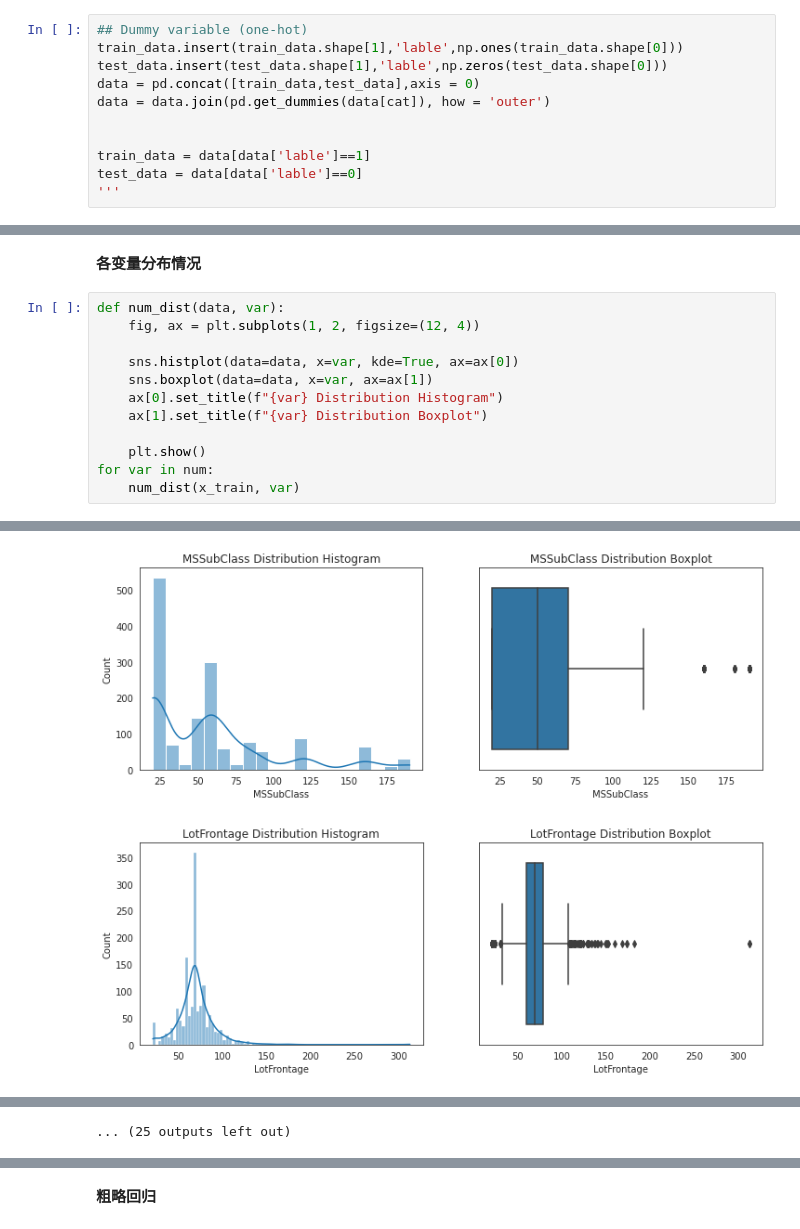
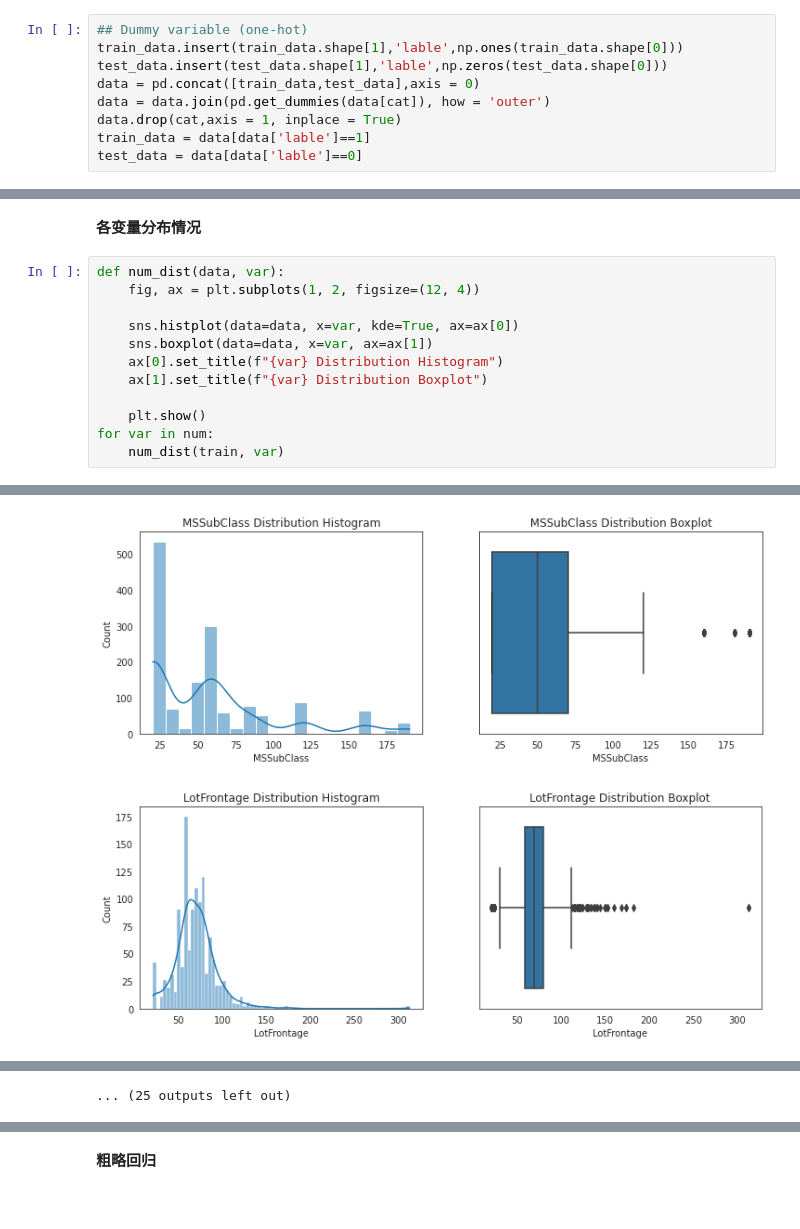
Before and after one commit to eurus-ling/housing_price, a Jupyter notebook: linear-regression-project.ipynb, the cells around one changed output, grey strips where cells are left out. Saved outputs shown, nothing was run; the diff lists cells and outputs as text.

```diff
--- a/linear-regression-project.ipynb
+++ b/linear-regression-project.ipynb
@@ -145,8 +145,6 @@ train_data.insert(train_data.shape[1],'lable',np.ones(train_data.shape[0]))
 test_data.insert(test_data.shape[1],'lable',np.zeros(test_data.shape[0]))
 data = pd.concat([train_data,test_data],axis = 0)
 data = data.join(pd.get_dummies(data[cat]), how = 'outer')
-
-
+data.drop(cat,axis = 1, inplace = True)
 train_data = data[data['lable']==1]
 test_data = data[data['lable']==0]
-'''
@@ -171,19 +167,19 @@ x_train = median_imputer.fit_transform(x_train)
 # %%
 def num_dist(data, var):
     fig, ax = plt.subplots(1, 2, figsize=(12, 4))
 
     sns.histplot(data=data, x=var, kde=True, ax=ax[0])
     sns.boxplot(data=data, x=var, ax=ax[1])
     ax[0].set_title(f"{var} Distribution Histogram")
     ax[1].set_title(f"{var} Distribution Boxplot")
 
     plt.show()
 for var in num:
-    num_dist(x_train, var)
+    num_dist(train, var)
 # %% [output]
 [figure]
 [figure]
-[figure, old version]
+[figure, new version]
 [figure]
 [figure]
 [figure]
```
Also changed, not shown: parts of 4 cells of this notebook.
